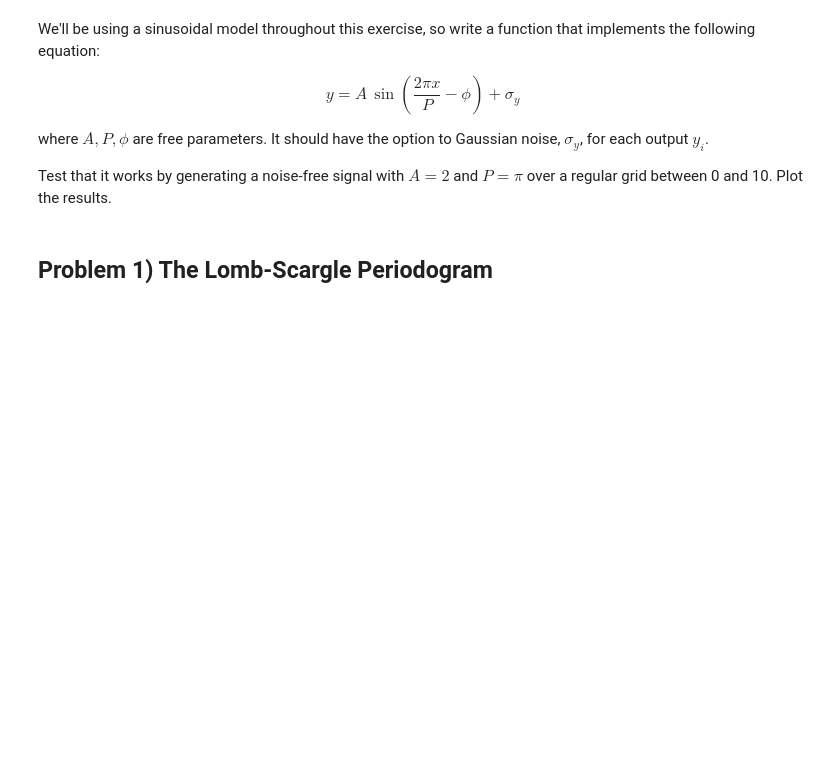
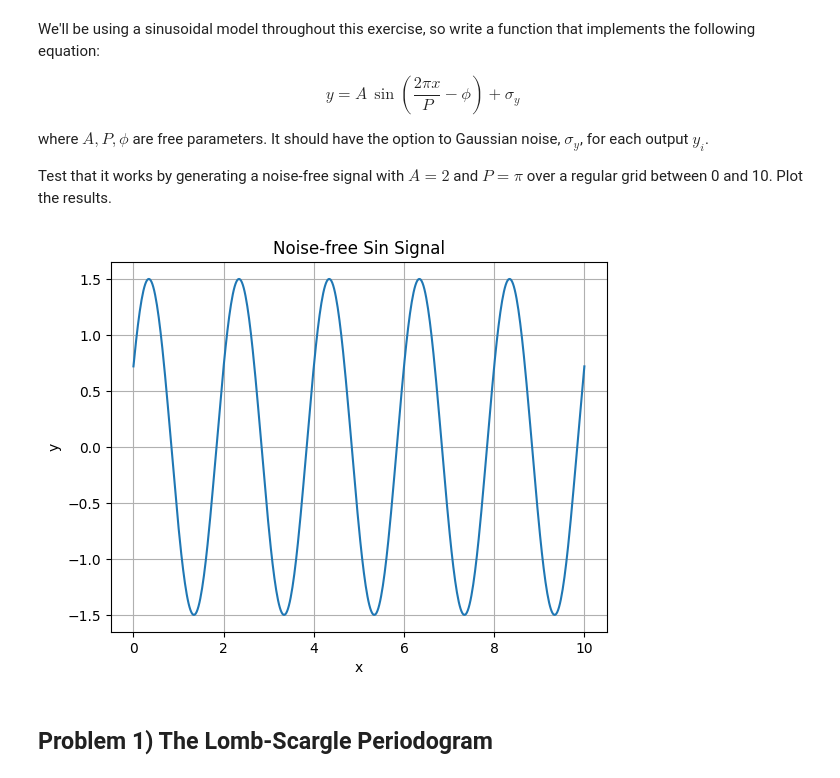
Before and after one commit to ASTR154/time-series, a Jupyter notebook: time-series.ipynb, the cells around one changed output. Drawn from its saved outputs; the diff is of its cells as text; code cells hidden in the pictures; blank space fills up the shorter version.

```diff
--- a/time-series.ipynb
+++ b/time-series.ipynb
@@ -15,15 +15,25 @@ $$ y = A\,\sin\left(\frac{2{\pi}x}{P} - \phi\right) + \sigma_y$$
 where $A, P, \phi$ are free parameters. It should have the option to Gaussian noise, $\sigma_y$, for each output $y_i$.
 
 Test that it works by generating a noise-free signal with $A = 2$ and $P = \pi$ over a regular grid between 0 and 10. Plot the results.
-# %%
-rng = np.random.default_rng()
-
-def sinusoid(x, period=1, amplitude=1, phase=0, noise=0):
-    return  # complete
-
-x =  # complete
-y = sinusoid(  # complete
-plt.plot(  # complete
+# %%
+rng = np.random.default_rng()
+
+def sinusoid(x, period=1, amplitude=1, phase=0, noise=0):
+    y = amplitude * np.sin(2 * np.pi * x / period + phase)
+    if noise > 0:
+        y += rng.normal(0, noise, size=len(x))
+    return y
+
+x = np.linspace(0, 10, 500)
+y = sinusoid(x, period=2, amplitude=1.5, phase=0.5, noise=0)
+plt.plot(x,y)
+plt.xlabel('x')
+plt.ylabel('y')
+plt.title('Noise-free Sin Signal')
+plt.grid(True)
+plt.show()
+# %% [output]
+[figure, added]
 # %% [markdown]
 ## Problem 1) The Lomb-Scargle Periodogram
 # %% [markdown]
```
Also changed, not shown: parts of 15 cells of this notebook.
